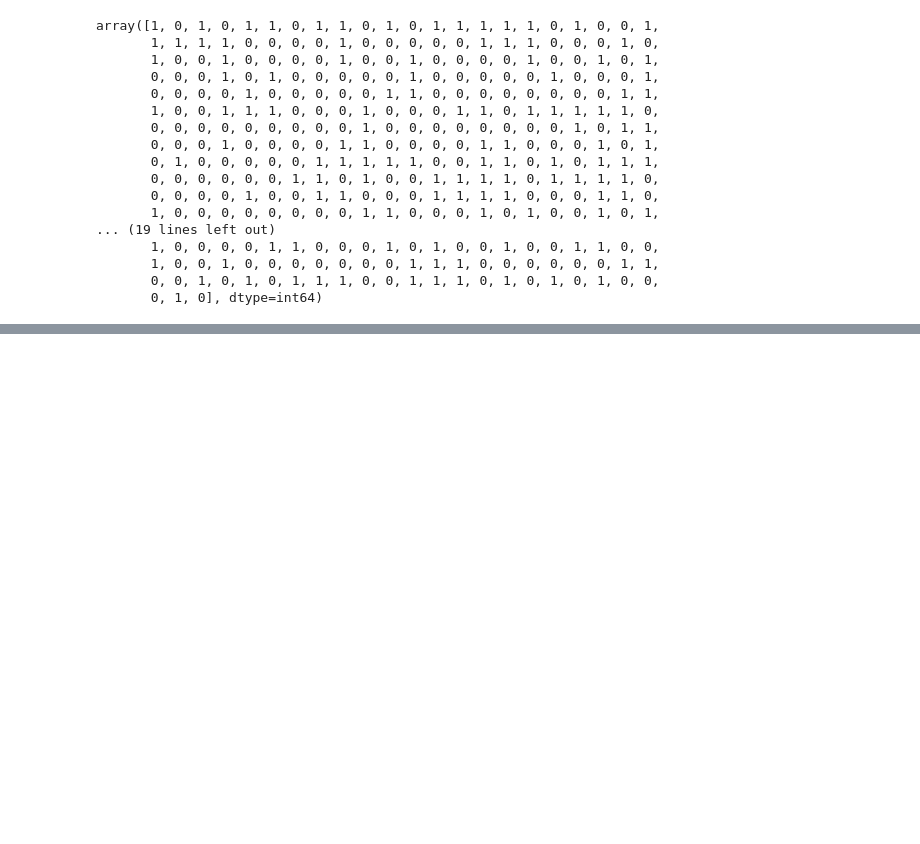
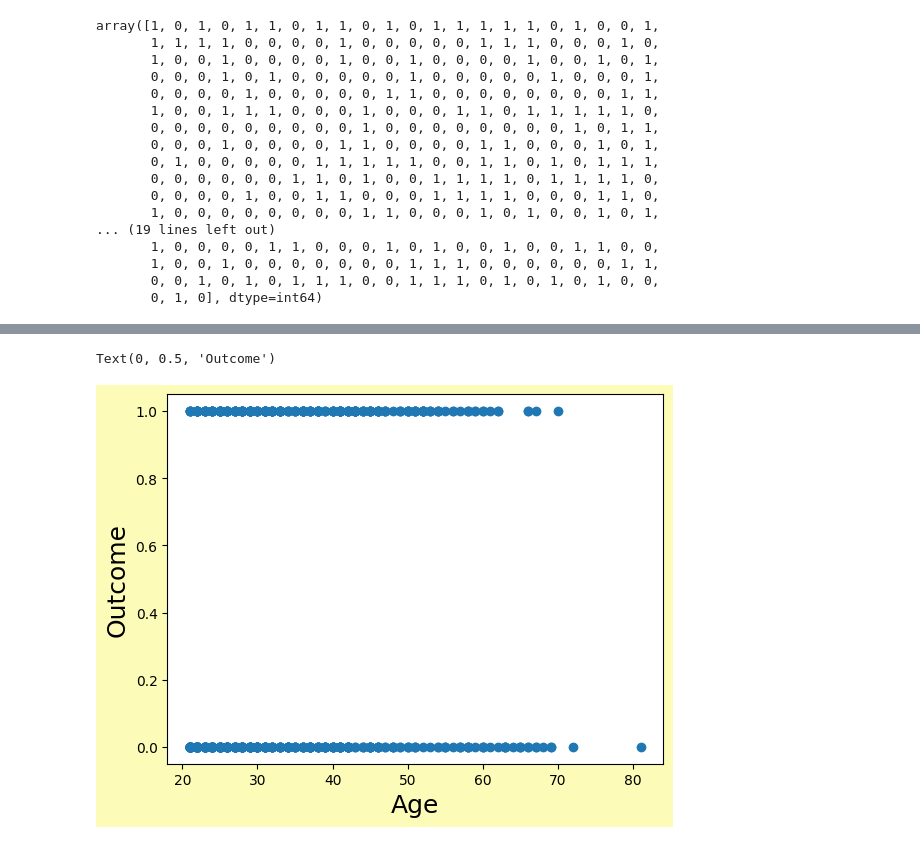
Before and after one commit to Japneet-Diamond/GitHub-ashoka-horizons-data-science, a Jupyter notebook: final-project/diabetes.ipynb, the cells around one changed output, grey strips where cells are left out. Cells and saved outputs as stored; diff of their text form; code cells hidden in the pictures; blank space fills up the shorter version.

```diff
--- a/final-project/diabetes.ipynb
+++ b/final-project/diabetes.ipynb
@@ -201,0 +213,8 @@ plt.scatter(data['Pregnancies'],data['Outcome'])
+# %%
+plt.figure(facecolor='#fcfcb8')
+plt.scatter(data['Age'],data['Outcome'])
+plt.xlabel('Age', fontsize=18)
+plt.ylabel('Outcome', fontsize=18)
+# %% [output]
+Text(0, 0.5, 'Outcome')
+[figure, added]
```
Also changed, not shown: parts of 10 cells of this notebook, 1 other file.
